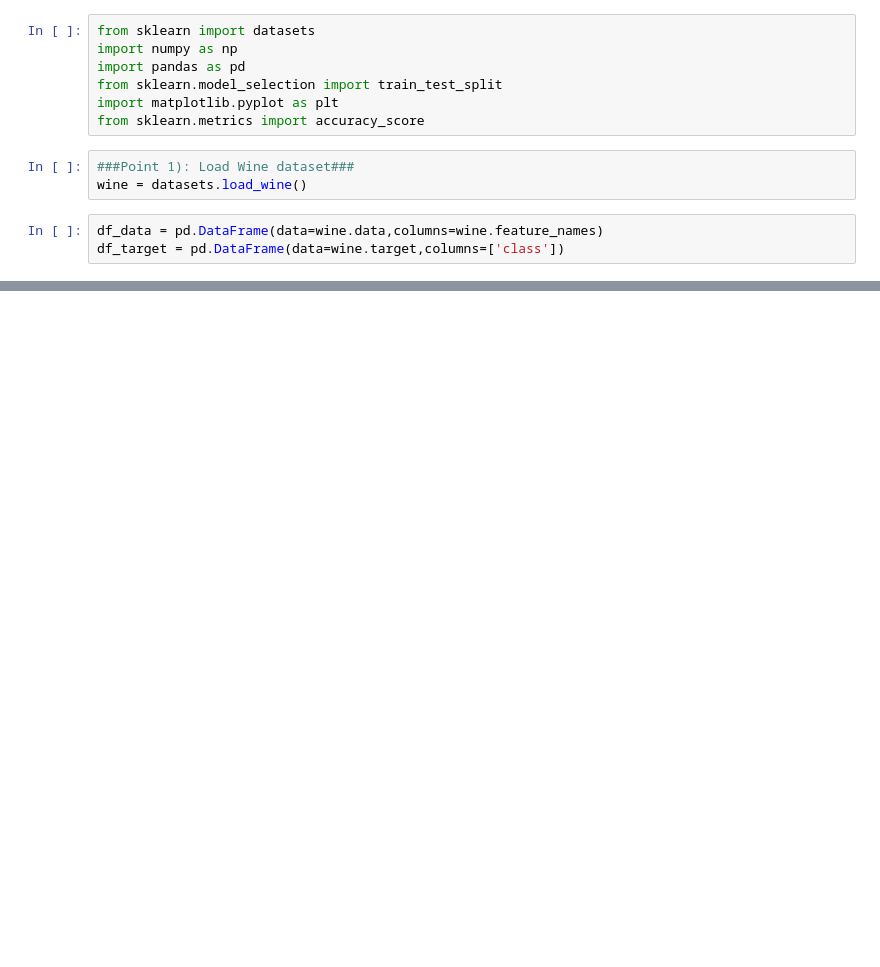
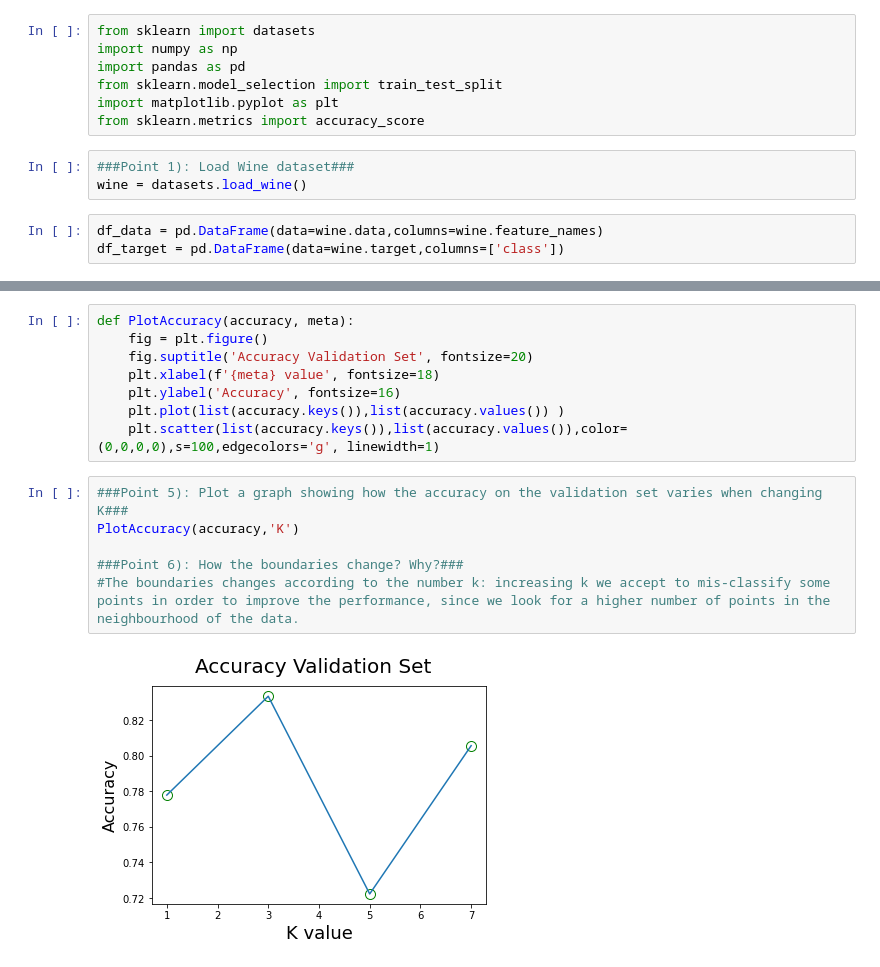
Before and after one commit to MauriVass/MachineLearning-DeepLearningCourse, a Jupyter notebook: HM1/HM1.ipynb, the cells around one changed output, grey strips where cells are left out. Saved outputs shown, nothing was run; the diff lists cells and outputs as text; blank space fills up the shorter version.

```diff
--- a/HM1/HM1.ipynb
+++ b/HM1/HM1.ipynb
@@ -376,0 +198,16 @@ Test with k= 1000 accurancy= 0.87500 (Last accurancy (Mean): 0.8)
+# %%
+def PlotAccuracy(accuracy, meta):
+    fig = plt.figure()
+    fig.suptitle('Accuracy Validation Set', fontsize=20)
+    plt.xlabel(f'{meta} value', fontsize=18)
+    plt.ylabel('Accuracy', fontsize=16)
+    plt.plot(list(accuracy.keys()),list(accuracy.values()) )
+    plt.scatter(list(accuracy.keys()),list(accuracy.values()),color=(0,0,0,0),s=100,edgecolors='g', linewidth=1)
+# %%
+###Point 5): Plot a graph showing how the accuracy on the validation set varies when changing K###
+PlotAccuracy(accuracy,'K')
+
+###Point 6): How the boundaries change? Why?###
+#The boundaries changes according to the number k: increasing k we accept to mis-classify some points in order to improve the performance, since we look for a higher number of points in the neighbourhood of the data.
+# %% [output]
+[figure, added]
```
Also changed, not shown: parts of 43 cells of this notebook, 1 other file.
